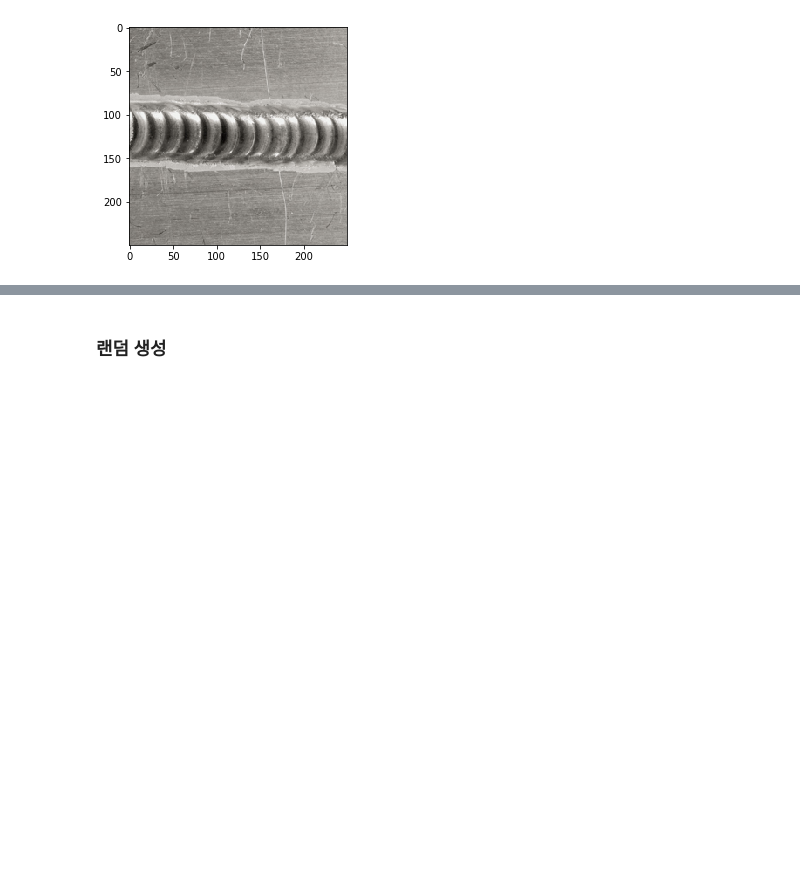
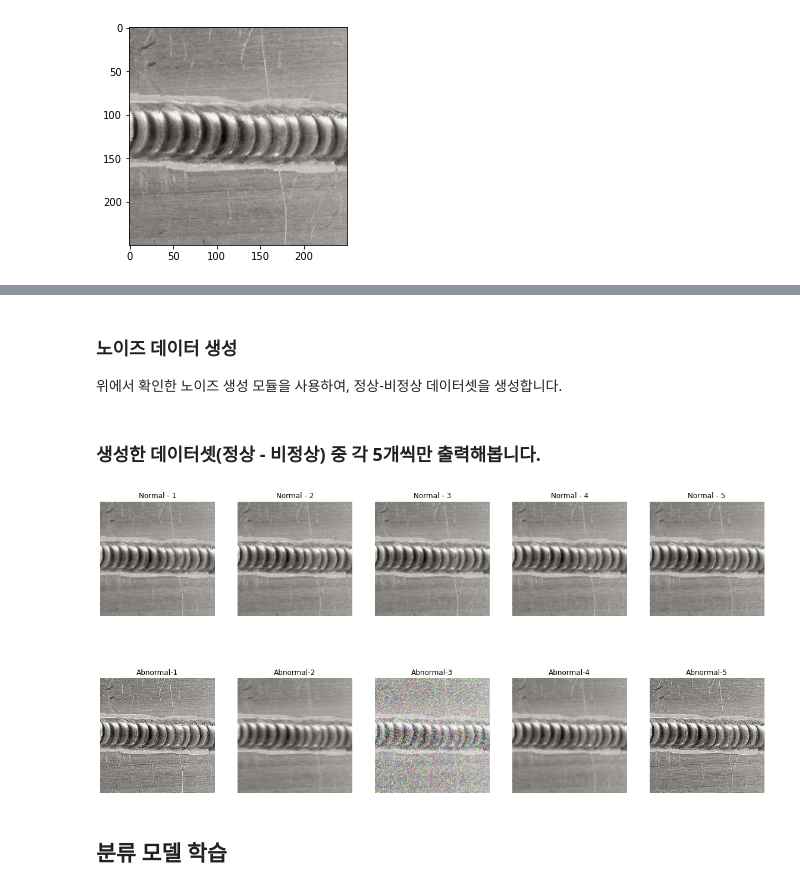
Before and after one commit to wsy8029/ai-contents-shipbuilding, a Jupyter notebook: 1. 용접 품질 검사/Untitled.ipynb, the cells around one changed output, grey strips where cells are left out. Cells and saved outputs as stored; diff of their text form; code cells hidden in the pictures; blank space fills up the shorter version.

```diff
--- a/1. 용접 품질 검사/Untitled.ipynb
+++ b/1. 용접 품질 검사/Untitled.ipynb
@@ -82,2 +80,0 @@ plt.imshow(image_gauss)
-# %% [markdown]
-### 랜덤 생성
@@ -85,0 +81,48 @@ sharpening
+# %% [markdown]
+### 노이즈 데이터 생성
+위에서 확인한 노이즈 생성 모듈을 사용하여, 정상-비정상 데이터셋을 생성합니다.
+# %%
+# 위에서 확인한 노이즈 생성 함수들을 랜덤으로 호출하여 노이즈 데이터를 생성하고, 동일한 개수의 원본 데이터를 복제하여 데이터셋을 생성합니다.
+def generate_data(number):
+    duplicated_original_images = []
+    noise_images = []
+    for i in range(number):
+        idx = random.randrange(1,5)
+        if idx == 1:
+            img = blur(image)
+        elif idx == 2:
+            img = motion_blur(image)
+        elif idx == 3:
+            img = sharpening(image)
+        else:
+            img = gaussian_noise(image)
+
+        duplicated_original_images.append(image)
+        noise_images.append(img)
+    return duplicated_original_images, noise_images
+
+normal, abnormal = generate_data(20)
+# %% [markdown]
+### 생성한 데이터셋(정상 - 비정상) 중 각 5개씩만 출력해봅니다.
+# %%
+fig = plt.figure(figsize=(20,10))
+rows = 2
+cols = 5
+
+for i in range(5): # 정상 데이터 5개 출력
+    ax = fig.add_subplot(rows,cols,i+1)
+    ax.imshow(normal[i])
+    ax.set_title("Normal - "+ str(i+1))
+    ax.axis("off")
+
+for i in range(5): # 비정상 데이터 5개 출력
+    ax = fig.add_subplot(rows,cols,i+6)
+    ax.imshow(abnormal[i])
+    ax.set_title("Abnormal-"+ str(i+1))
+    ax.axis("off")
+
+plt.show()
+# %% [output]
+[figure, added]
+# %% [markdown]
+## 분류 모델 학습
```
Also changed, not shown: parts of 8 cells of this notebook.
